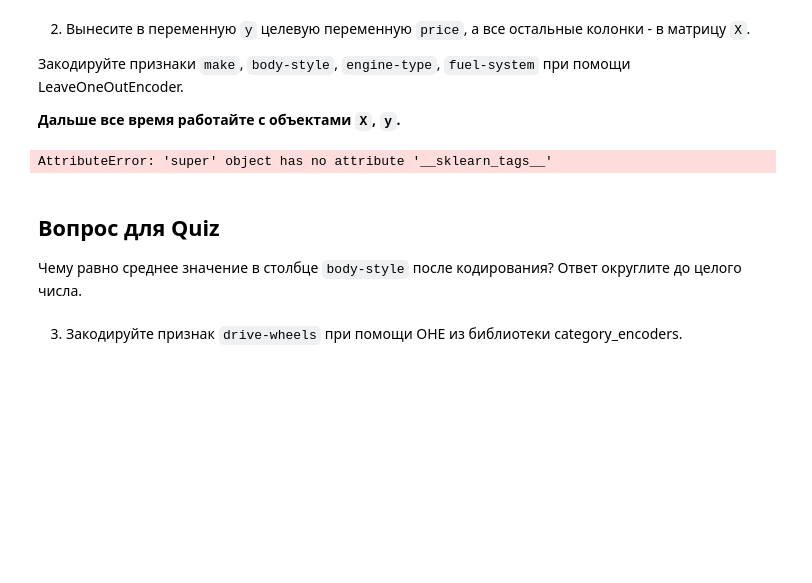
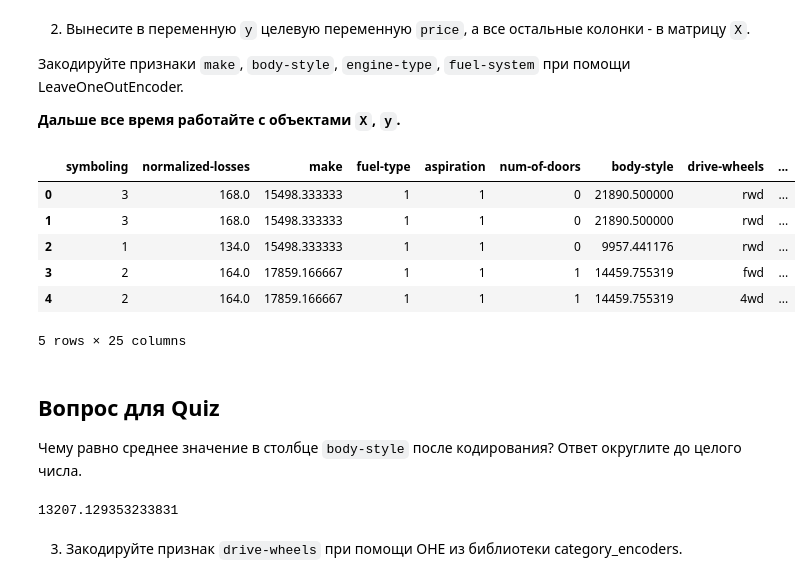
Before and after one commit to looee1q/PracticalML, a Jupyter notebook: Обработка_признаков.ipynb, the cells around one changed output. Saved outputs shown, nothing was run; the diff lists cells and outputs as text; code cells hidden in the pictures; blank space fills up the shorter version.

```diff
--- a/Обработка_признаков.ipynb
+++ b/Обработка_признаков.ipynb
@@ -274,15 +279,28 @@ y = df['price']
 # %%
 from category_encoders.leave_one_out import LeaveOneOutEncoder
 
-one_hot_encoding_categorial_features = ["make", "body-style", "engine-type", "fuel-system"]
-one_hot_encoder = LeaveOneOutEncoder(cols = one_hot_encoding_categorial_features, random_state=RANDOM_STATE)
-one_hot_encoder.fit(X, y)
+leave_one_hot_encoding_categorial_features = ["make", "body-style", "engine-type", "fuel-system"]
+leave_one_hot_encoder = LeaveOneOutEncoder(cols = leave_one_hot_encoding_categorial_features, random_state=RANDOM_STATE)
+leave_one_hot_encoder.fit(X, y)
+X = leave_one_hot_encoder.transform(X)
-# %% [output]
-AttributeError: 'super' object has no attribute '__sklearn_tags__'
+# %%
+X.head()
+# %% [output]
+|  | symboling | normalized-losses | make | fuel-type | aspiration | num-of-doors | body-style | drive-wheels | ... |
+| 0 | 3 | 168.0 | 15498.333333 | 1 | 1 | 0 | 21890.500000 | rwd | ... |
+| 1 | 3 | 168.0 | 15498.333333 | 1 | 1 | 0 | 21890.500000 | rwd | ... |
+| 2 | 1 | 134.0 | 15498.333333 | 1 | 1 | 0 | 9957.441176 | rwd | ... |
+| 3 | 2 | 164.0 | 17859.166667 | 1 | 1 | 1 | 14459.755319 | fwd | ... |
+| 4 | 2 | 164.0 | 17859.166667 | 1 | 1 | 1 | 14459.755319 | 4wd | ... |
+5 rows × 25 columns
 # %% [markdown]
 ## Вопрос для Quiz
 
 Чему равно среднее значение в столбце `body-style` после кодирования? Ответ округлите до целого числа.
+# %%
+X["body-style"].mean()
+# %% [output]
+13207.129353233831
 # %% [markdown]
 3. Закодируйте признак `drive-wheels` при помощи OHE из библиотеки category_encoders.
 # %%
```
Also changed, not shown: parts of 21 cells of this notebook.
